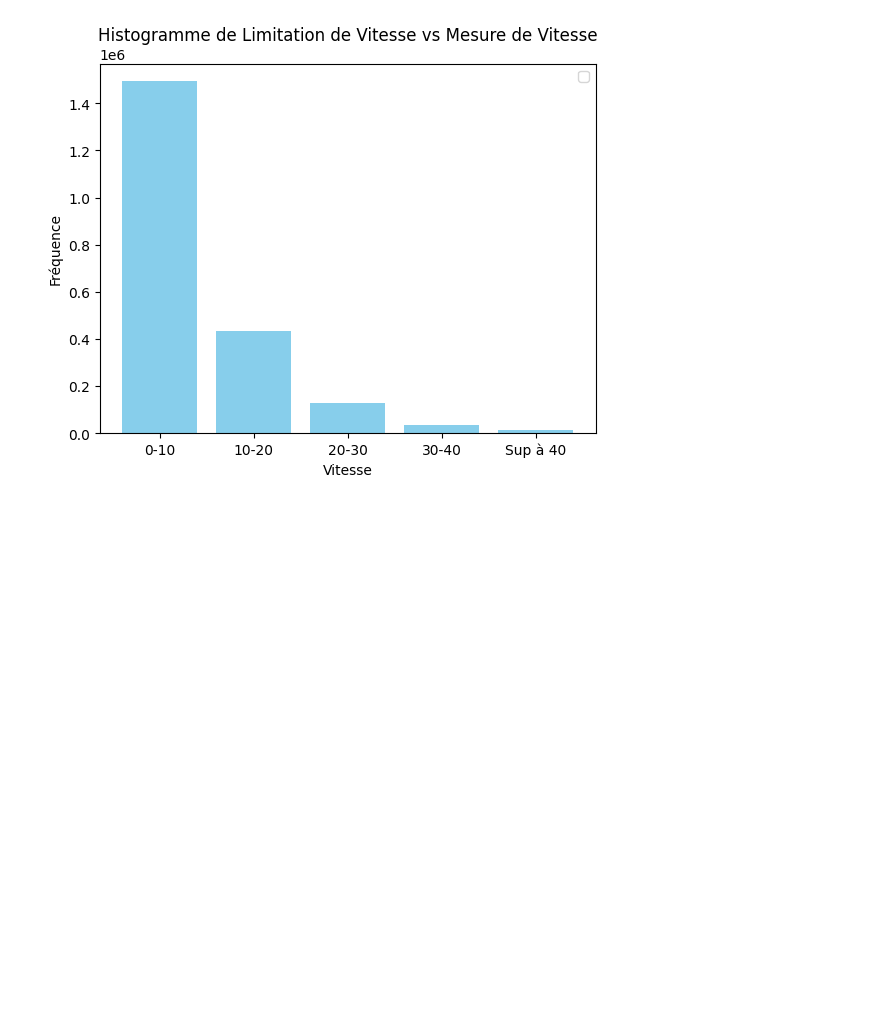
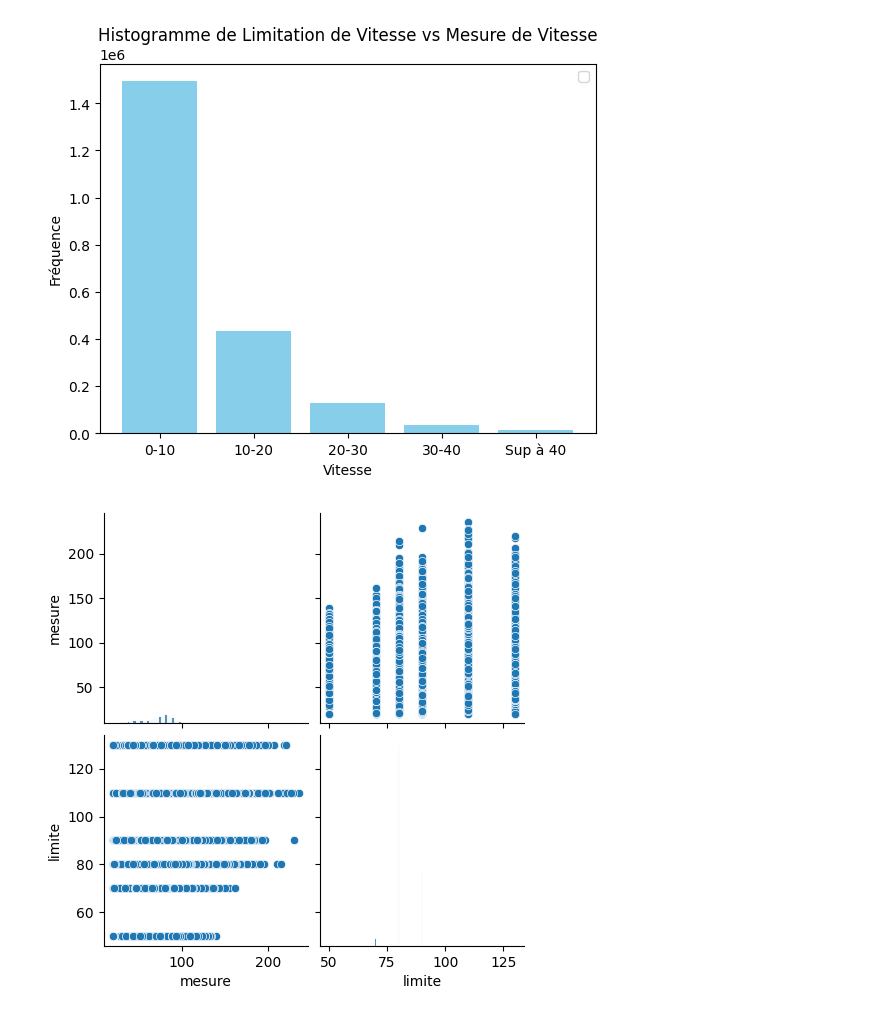
Before and after one commit to GregoryLP/Dashboard-ML, a Jupyter notebook: miniprojet.ipynb, the cells around one changed output. Saved outputs shown, nothing was run; the diff lists cells and outputs as text; code cells hidden in the pictures; blank space fills up the shorter version.

```diff
--- a/miniprojet.ipynb
+++ b/miniprojet.ipynb
@@ -127,3 +130,8 @@ plt.show()
 # %% [output]
 No artists with labels found to put in legend.  Note that artists whose label start with an underscore are ignored when legend() is called with no argument.
 [figure]
+# %%
+sns.pairplot(df_vitesse)
+plt.show()
+# %% [output]
+[figure, added]
```
Also changed, not shown: parts of 7 cells of this notebook, 3 other files.
